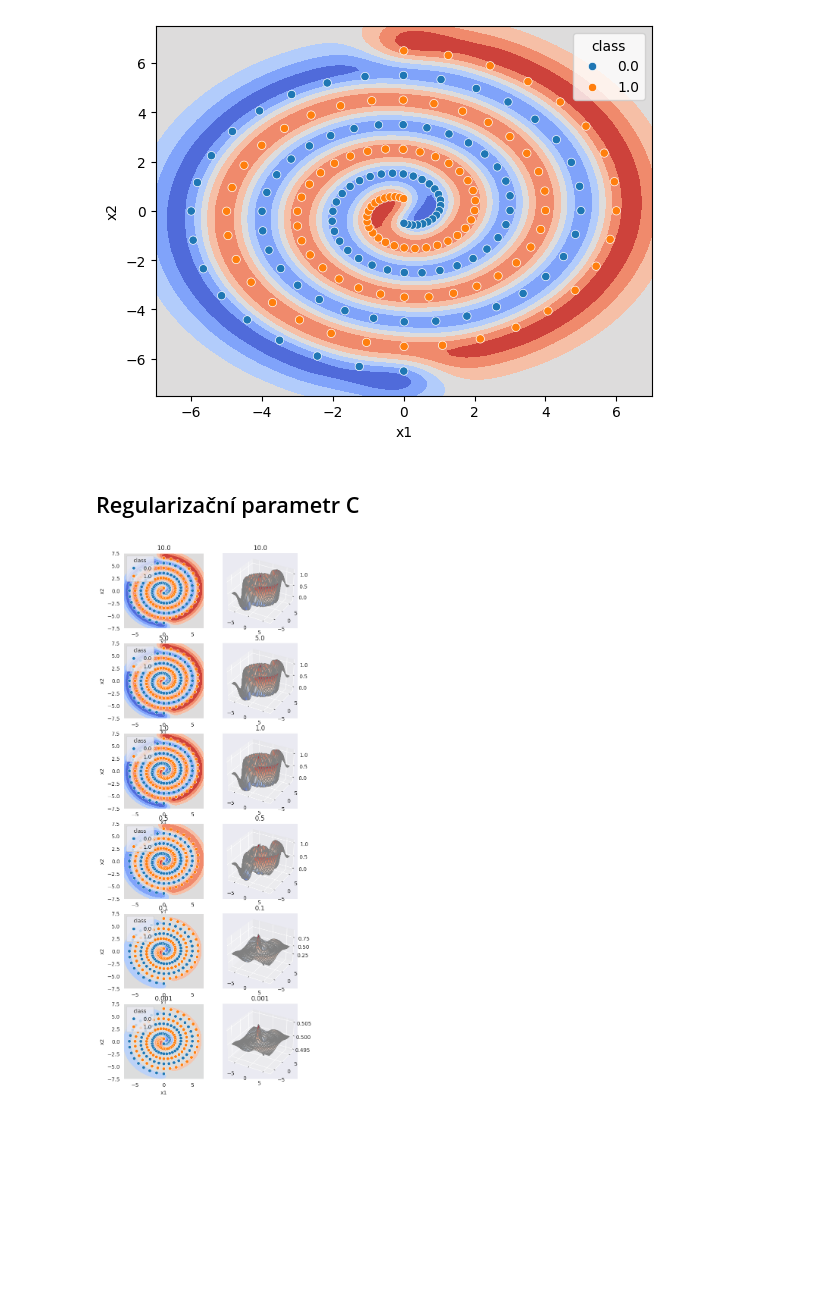
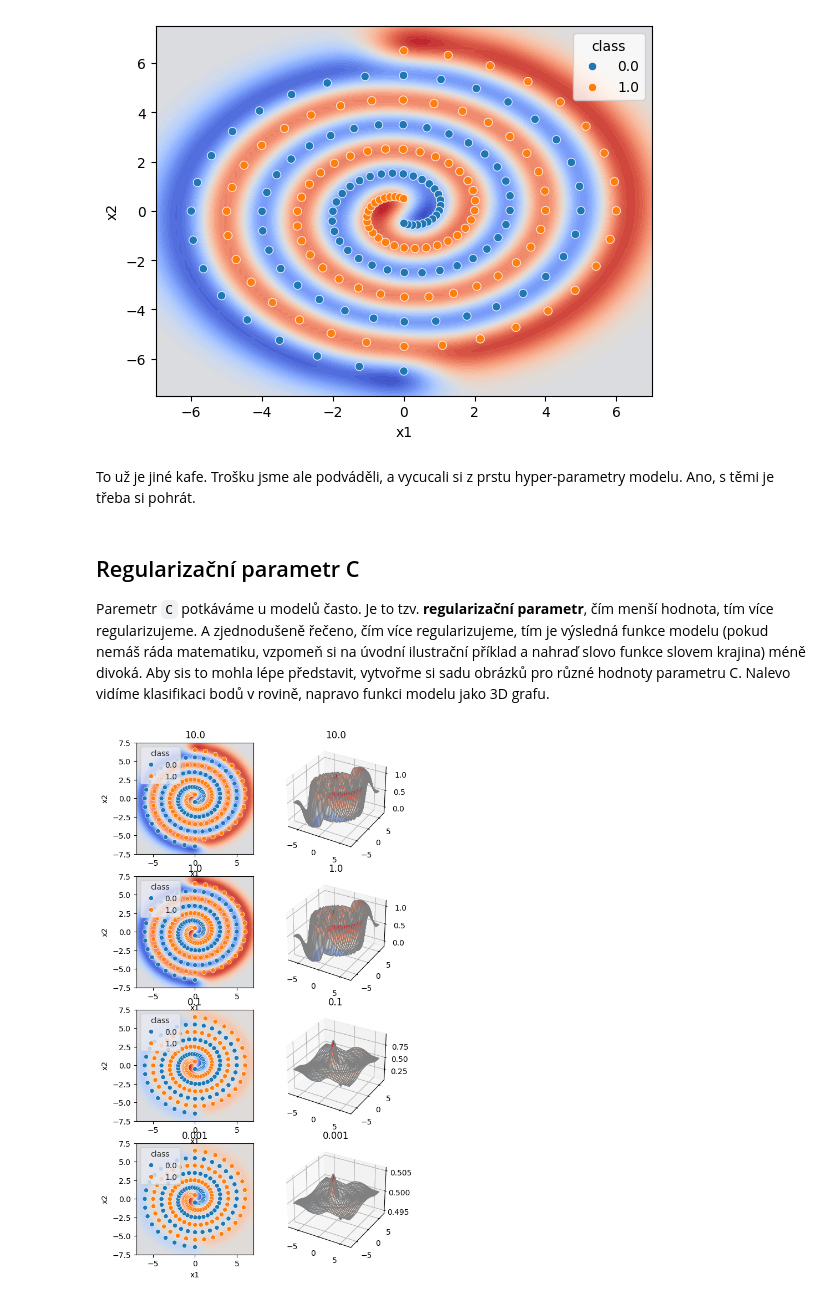
Before and after one commit to PyDataCZ/pyladies-kurz, a Jupyter notebook: lessons/pydata/classification_bonus/index.ipynb, the cells around one changed output. Drawn from its saved outputs; the diff is of its cells as text; code cells hidden in the pictures; blank space fills up the shorter version.

```diff
--- a/lessons/pydata/classification_bonus/index.ipynb
+++ b/lessons/pydata/classification_bonus/index.ipynb
@@ -83,7 +86,7 @@ DecisionTreeClassifier()
 # %% [markdown]
 Použijeme pomocnou funkci [plot_tree](https://scikit-learn.org/stable/modules/generated/sklearn.tree.plot_tree.html) a můžeme si strom prohlédnout:
 # %%
-_, ax = plt.subplots(figsize=(8, 9))
-plt.figure(figsize=(12,4))
-plot_tree(tree, proportion=True, filled=True, node_ids=True, feature_names=["vaha", "kola"], ax=ax);
+_, ax = plt.subplots(figsize=(6, 7))
+plot_tree(tree, proportion=True, filled=True, node_ids=True, feature_names=["vaha", "kola"],
+          rounded=True, impurity=False, ax=ax);
 # %% [output]
@@ -336,8 +368,13 @@ DecisionBoundaryDisplay.from_estimator(
 sns.scatterplot(data=df, x="x1", y="x2", hue="class", ax=ax);
 # %% [output]
 [figure]
+# %% [markdown]
+To už je jiné kafe. Trošku jsme ale podváděli, a vycucali si z prstu hyper-parametry modelu. Ano, s těmi je třeba si pohrát.
 # %% [markdown]
 ## Regularizační parametr C
+
+Paremetr `C` potkáváme u modelů často. Je to tzv. **regularizační parametr**, čím menší hodnota, tím více regularizujeme. A zjednodušeně řečeno, čím více regularizujeme, tím je výsledná funkce modelu (pokud nemáš ráda matematiku, vzpomeň si na úvodní ilustrační příklad a nahraď slovo funkce slovem krajina) méně divoká.
+Aby sis to mohla lépe představit, vytvořme si sadu obrázků pro různé hodnoty parametru C. Nalevo vidíme klasifikaci bodů v rovině, napravo funkci modelu jako 3D grafu.
 # %%
 def plot(model, ax, C):
     sns.set_style('darkgrid')
@@ -351,33 +388,33 @@ def plot(model, ax, C):
         return model2.predict(input_batch).reshape(40, 40)
 
     plot1, plot2 = np.meshgrid(x_plot1, y_plot1)
     plot3 = comp(plot1, plot2)
 
     ax.plot_surface(plot1, plot2, plot3, cmap=plt.cm.coolwarm, edgecolor='gray');
     ax.set_title(f"{C}");
 
 def plot2(model, X, ax, C):
     DecisionBoundaryDisplay.from_estimator(
         model,
         X,
         cmap=plt.cm.coolwarm,
-        response_method="predict", ax=ax);
+        response_method="predict", ax=ax, levels=50);
     sns.scatterplot(data=df, x="x1", y="x2", hue="class", ax=ax);
     ax.set_title(f"{C}");
 
-C_values = [10.0, 5.0, 1.0, 0.5, 0.1, 0.001]
+C_values = [10.0, 1.0, 0.1, 0.001]
 fig  = plt.figure(figsize=(6, len(C_values)*3))
 N = len(C_values)
 axs = [[] for _ in range(N)]
 rows = N
 cols = 2
 for i in range(N):
     axs[i].append(fig.add_subplot(rows, cols, i*2+1))
     axs[i].append(fig.add_subplot(rows, cols, i*2+2, projection='3d'))
 
 for i, C in enumerate(C_values):
     model2 = SVR(kernel="rbf", gamma=0.8, C=C).fit(X, y)
     plot(model2, axs[i][1], C)
     plot2(model2, X, axs[i][0], C)
 # %% [output]
-[figure, old version]
+[figure, new version]
```
Also changed, not shown: parts of 34 cells of this notebook.
